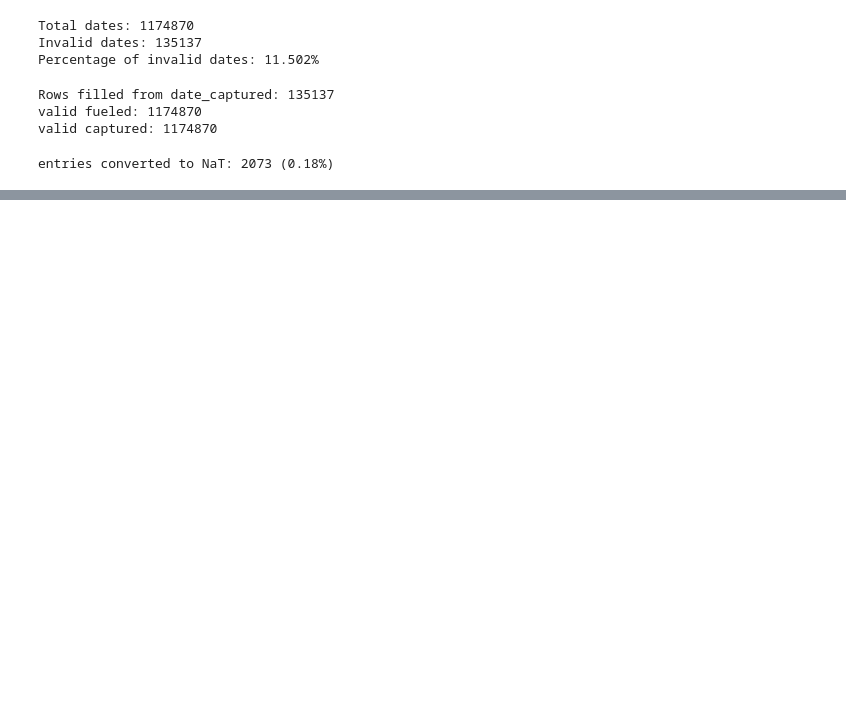
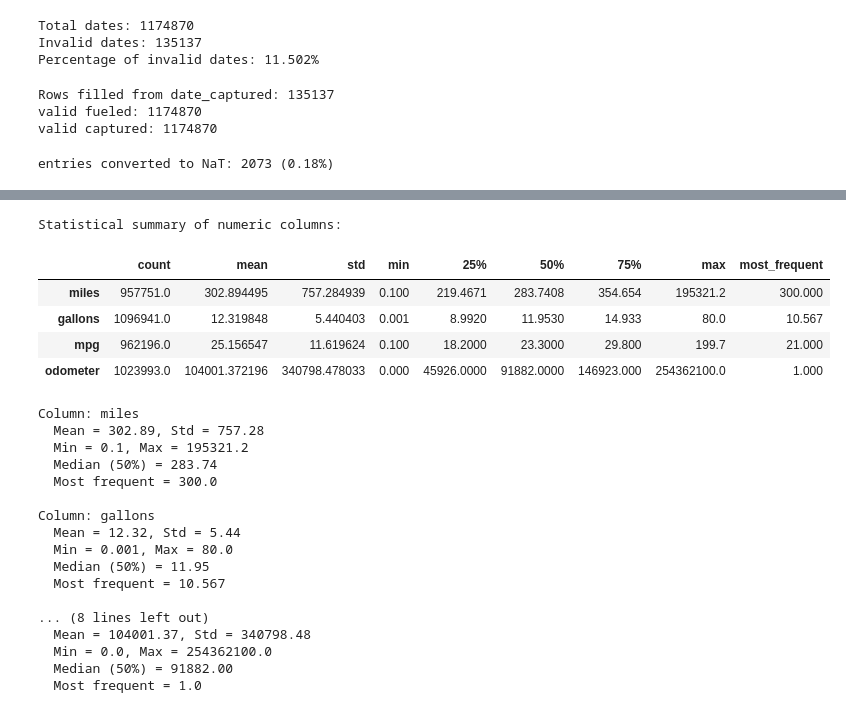
Before and after one commit to WitsPram/IDVE-assignment, a Jupyter notebook: cleaning.ipynb, the cells around one changed output, grey strips where cells are left out. Cells and saved outputs as stored; diff of their text form; code cells hidden in the pictures; blank space fills up the shorter version.

```diff
--- a/cleaning.ipynb
+++ b/cleaning.ipynb
@@ -185,0 +389,46 @@ Most common month number: 3 (1=Jan, 12=Dec)
+# %%
+# 1.2.5 — Statistical summary
+stats = derived_df[num_cols].describe().T
+stats["most_frequent"] = [derived_df[c].mode().iloc[0] if not derived_df[c].mode().empty else None for c in num_cols]
+
+print("Statistical summary of numeric columns:")
+display(stats)
+
+# Simple interpretation helper: flag suspicious values
+for col in num_cols:
+    col_stats = stats.loc[col]
+    print(f"\nColumn: {col}")
+    print(f"  Mean = {col_stats['mean']:.2f}, Std = {col_stats['std']:.2f}")
+    print(f"  Min = {col_stats['min']}, Max = {col_stats['max']}")
+    print(f"  Median (50%) = {col_stats['50%']:.2f}")
+    print(f"  Most frequent = {col_stats['most_frequent']}")
+
+    # Quick sanity checks
+    if col == "mpg" and col_stats["max"] > 100:
+        print(" Warning: MPG above 100 detected (likely bad entry).")
+    if col == "odometer" and col_stats["min"] < 0:
+        print(" Warning: Negative odometer readings detected.")
+# %% [output]
+Statistical summary of numeric columns:
+|  | count | mean | std | min | 25% | 50% | 75% | max | most_frequent |
+| miles | 957751.0 | 302.894495 | 757.284939 | 0.100 | 219.4671 | 283.7408 | 354.654 | 195321.2 | 300.000 |
+| gallons | 1096941.0 | 12.319848 | 5.440403 | 0.001 | 8.9920 | 11.9530 | 14.933 | 80.0 | 10.567 |
+| mpg | 962196.0 | 25.156547 | 11.619624 | 0.100 | 18.2000 | 23.3000 | 29.800 | 199.7 | 21.000 |
+| odometer | 1023993.0 | 104001.372196 | 340798.478033 | 0.000 | 45926.0000 | 91882.0000 | 146923.000 | 254362100.0 | 1.000 |
+Column: miles
+  Mean = 302.89, Std = 757.28
+  Min = 0.1, Max = 195321.2
+  Median (50%) = 283.74
+  Most frequent = 300.0
+
+Column: gallons
+  Mean = 12.32, Std = 5.44
+  Min = 0.001, Max = 80.0
+  Median (50%) = 11.95
+  Most frequent = 10.567
+
+... (8 lines left out)
+  Mean = 104001.37, Std = 340798.48
+  Min = 0.0, Max = 254362100.0
+  Median (50%) = 91882.00
+  Most frequent = 1.0
```
Also changed, not shown: parts of 9 cells of this notebook.
